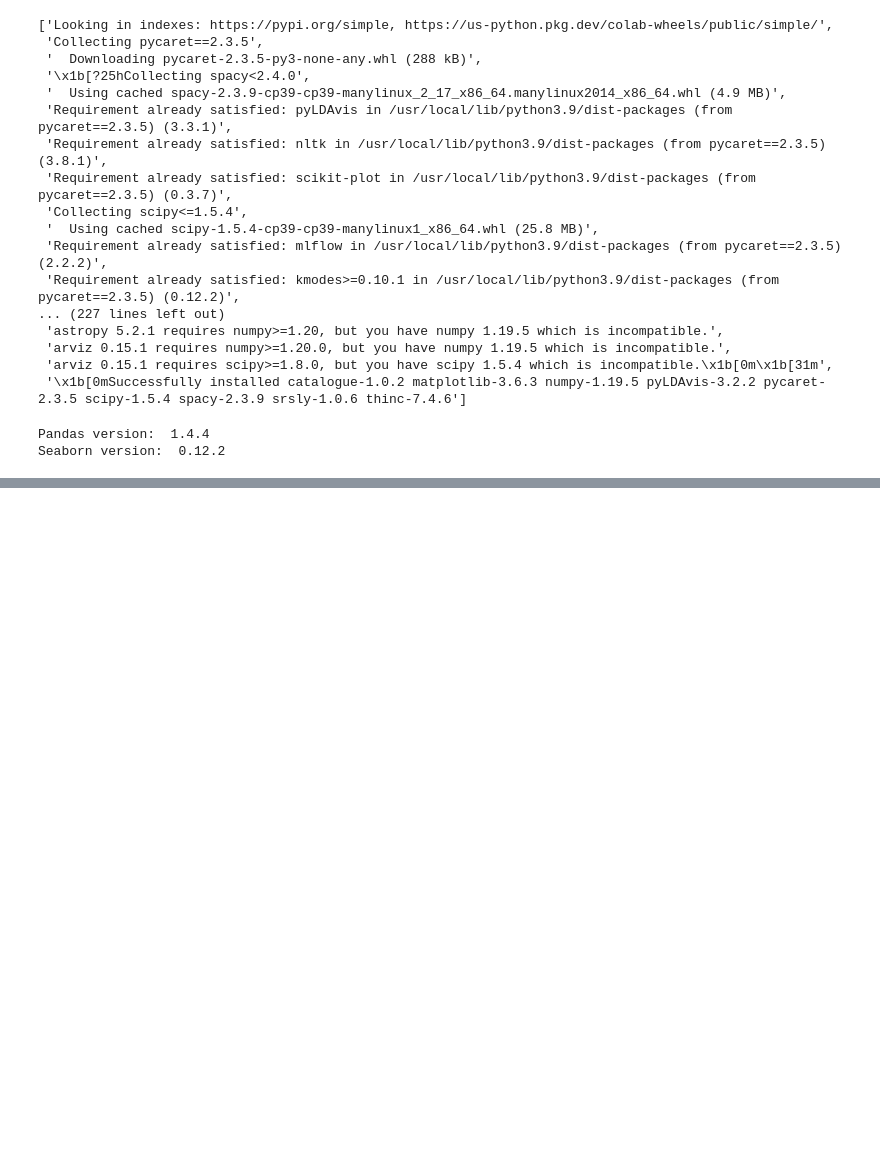
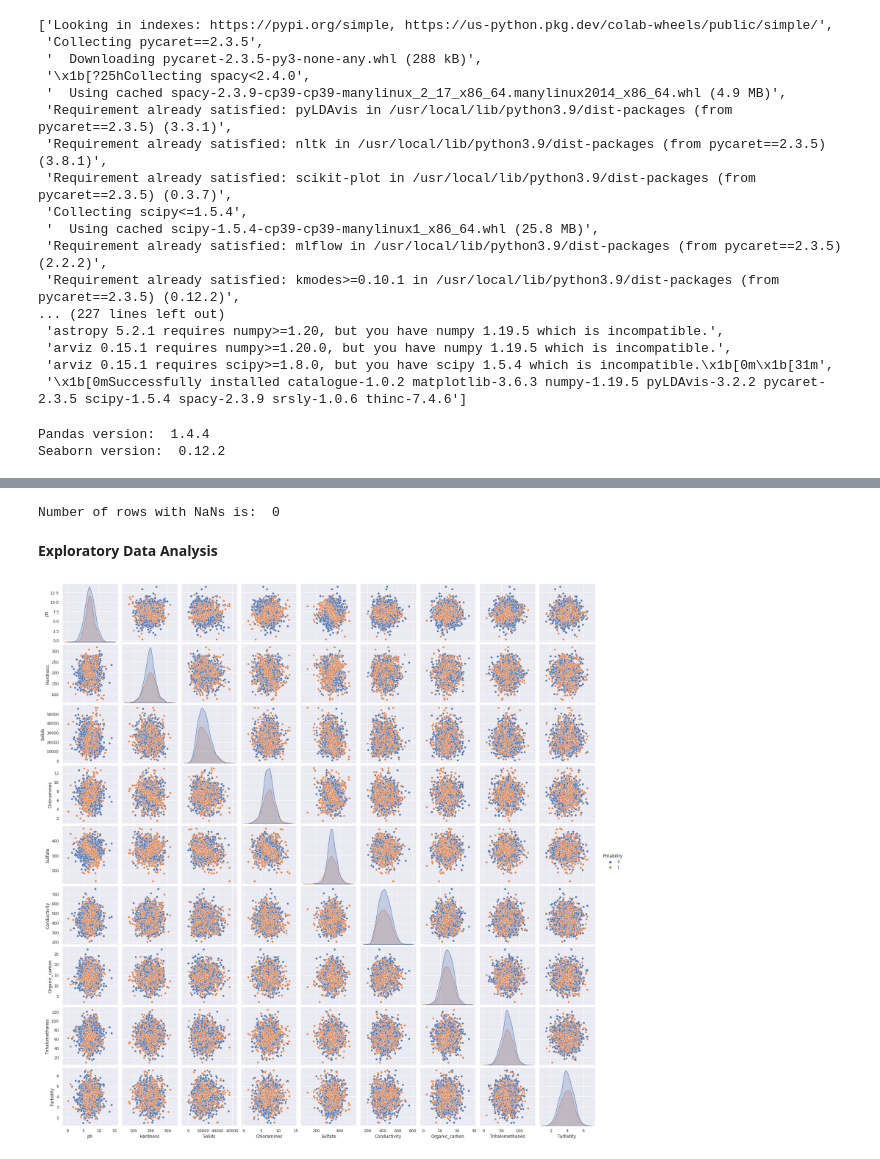
Before and after one commit to nelmalfernando/Nelmal_INSE_6220_Project, a Jupyter notebook: INSE_6220_Project.ipynb, the cells around one changed output, grey strips where cells are left out. Saved outputs shown, nothing was run; the diff lists cells and outputs as text; code cells hidden in the pictures; blank space fills up the shorter version.

```diff
--- a/INSE_6220_Project.ipynb
+++ b/INSE_6220_Project.ipynb
@@ -84,0 +93,11 @@ memory usage: 256.1 KB
+# %%
+print("Number of rows with NaNs is: ", df.isna().any(axis=1).sum())
+# %% [output]
+Number of rows with NaNs is:  0
+# %% [markdown]
+**Exploratory Data Analysis**
+# %%
+sns.pairplot(df, hue='Potability')
+plt.show()
+# %% [output]
+[figure, added]
```
Also changed, not shown: parts of 11 cells of this notebook.
